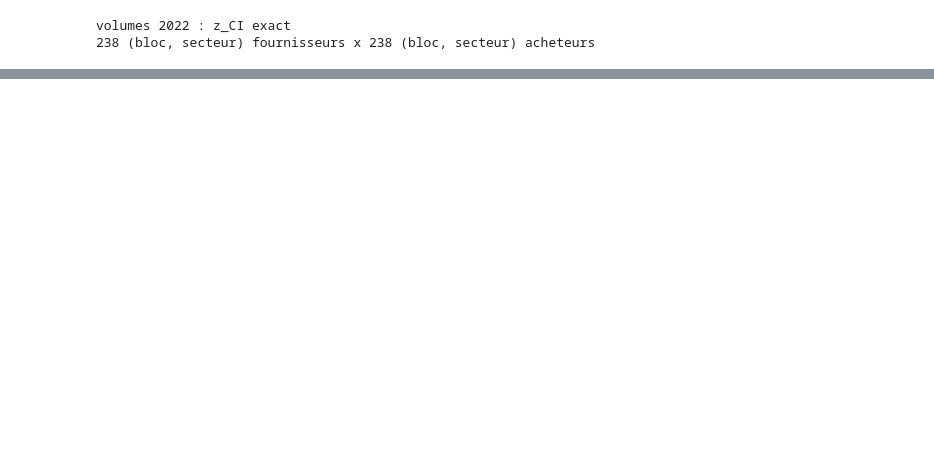
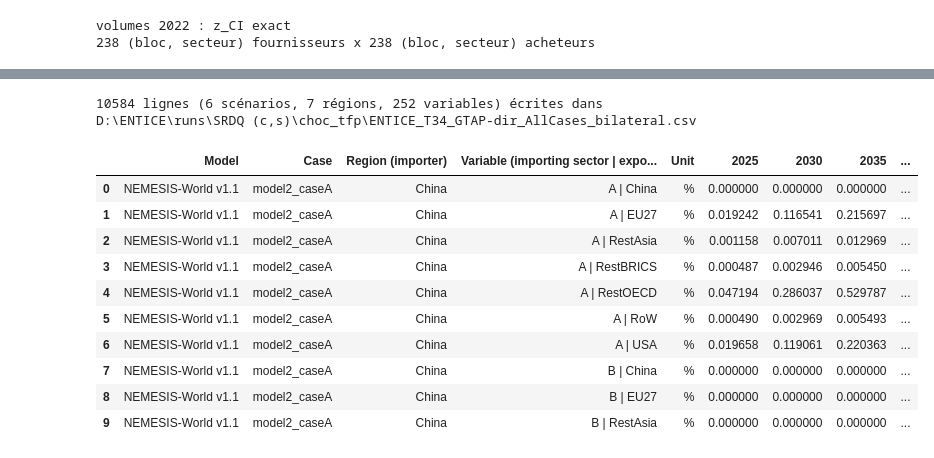
Before and after one commit to CristCarp/ENTICE_estimation, a Jupyter notebook: choc_tfp/choc_horizon.ipynb, the cells around one changed output, grey strips where cells are left out. Drawn from its saved outputs; the diff is of its cells as text; code cells hidden in the pictures; blank space fills up the shorter version.

```diff
--- a/choc_tfp/choc_horizon.ipynb
+++ b/choc_tfp/choc_horizon.ipynb
@@ -273,0 +252,17 @@ modèle (4) : tableau de 490 lignes écrit dans D:\ENTICE\rendu_fin_stage\runs\S
+# %%
+# Table of the displayed years: one row per (scenario, sector, bloc, origin bloc), one column per year. Change in unit cost of the sector of the bloc
+# due to what it buys from the origin bloc, relative to the baseline (the base year does not move: 0)
+tables = {}
+for model in MODEL_BLOCKS:
+    if "dlnCost" not in results[model].columns:
+        continue
+    wide = results[model].pivot_table(index=["scenario", "sector", "bloc", "origin"], columns="year", values="dlnCost").reindex(columns=DISPLAY_YEARS)
+    wide.insert(0, YEAR, 0.0)
+    wide = (np.exp(wide) - 1) * 100
+    wide.columns.name = None
+    tables[model] = wide.round(4).reset_index()
+    path = out / f"variation_cout_bilateral_{BASE}_{CONTENT}_modele{model}_base{YEAR}.csv"
+    tables[model].to_csv(path, index=False)
+    print(f"modèle ({model}) : tableau de {len(tables[model])} lignes écrit dans {path}")
+
+tables[2]
@@ -273,0 +286,48 @@ modèle (4) : tableau de 490 lignes écrit dans D:\ENTICE\rendu_fin_stage\runs\S
+# %%
+# Final file in IAMC format (same layout as the results of the other models): one row per (Scenario, Region, Variable), one column per year.
+# Region = bloc of countries (USA, EU27, China, ...) whose sector's unit cost changes; Variable = "<sector> - <bloc that supplies the inputs>".
+# The sum over the origin blocs of one (Region, sector) is the total change of cost of this sector (the own bloc carries the domestic substitution
+# of scenario B).
+from datetime import date
+
+IAMC_UNIT = "%"
+
+
+def to_iamc(results, years=DISPLAY_YEARS):
+    frames = []
+    for model, res in results.items():
+        if "dlnCost" not in res.columns:                       # no beta file for this model: no cost change to export
+            print(f"modèle ({model}) : pas de dlnCost (fichier beta absent), ignoré")
+            continue
+        long = res.loc[res["year"].isin(years), ["scenario", "bloc", "sector", "origin", "year", "dlnCost"]].dropna(subset=["dlnCost"]).copy()
+        long["value"] = (np.exp(long["dlnCost"]) - 1) * 100
+        long["Case"] = [IAMC_SCENARIO.format(model=model, scenario=s) for s in long["scenario"]]
+        long["Region (importer)"] = long["bloc"]
+        long["Variable (importing sector | exporting region)"] = [IAMC_VARIABLE.format(sector=s, origin=o) for s, o in zip(long["sector"], long["origin"])]
+        frames.append(long[["Case", "Region (importer)", "Variable (importing sector | exporting region)", "year", "value"]])
+    long = pd.concat(frames, ignore_index=True)
+    wide = long.pivot(index=["Case", "Region (importer)", "Variable (importing sector | exporting region)"], columns="year", values="value").reset_index()
+    wide.columns.name = None
+    wide.insert(0, "Model", IAMC_MODEL)
+    wide.insert(4, "Unit", IAMC_UNIT)
+    return wide
+
+
+iamc = to_iamc(results)
+stem = f"ENTICE_T34_{BASE}-{CONTENT}_AllCases_bilateral"
+iamc.to_csv(out / f"{stem}.csv", index=False, encoding="utf-8-sig", **IAMC_CSV)
+print(f"{len(iamc)} lignes ({iamc['Case'].nunique()} scénarios, {iamc['Region (importer)'].nunique()} régions, {iamc['Variable (importing sector | exporting region)'].nunique()} variables) écrites dans {out / stem}.csv")
+iamc.head(10)
+# %% [output]
+10584 lignes (6 scénarios, 7 régions, 252 variables) écrites dans D:\ENTICE\runs\SRDQ (c,s)\choc_tfp\ENTICE_T34_GTAP-dir_AllCases_bilateral.csv
+|  | Model | Case | Region (importer) | Variable (importing sector | expo... | Unit | 2025 | 2030 | 2035 | ... |
+| 0 | NEMESIS-World v1.1 | model2_caseA | China | A | China | % | 0.000000 | 0.000000 | 0.000000 | ... |
+| 1 | NEMESIS-World v1.1 | model2_caseA | China | A | EU27 | % | 0.019242 | 0.116541 | 0.215697 | ... |
+| 2 | NEMESIS-World v1.1 | model2_caseA | China | A | RestAsia | % | 0.001158 | 0.007011 | 0.012969 | ... |
+| 3 | NEMESIS-World v1.1 | model2_caseA | China | A | RestBRICS | % | 0.000487 | 0.002946 | 0.005450 | ... |
+| 4 | NEMESIS-World v1.1 | model2_caseA | China | A | RestOECD | % | 0.047194 | 0.286037 | 0.529787 | ... |
+| 5 | NEMESIS-World v1.1 | model2_caseA | China | A | RoW | % | 0.000490 | 0.002969 | 0.005493 | ... |
+| 6 | NEMESIS-World v1.1 | model2_caseA | China | A | USA | % | 0.019658 | 0.119061 | 0.220363 | ... |
+| 7 | NEMESIS-World v1.1 | model2_caseA | China | B | China | % | 0.000000 | 0.000000 | 0.000000 | ... |
+| 8 | NEMESIS-World v1.1 | model2_caseA | China | B | EU27 | % | 0.000000 | 0.000000 | 0.000000 | ... |
+| 9 | NEMESIS-World v1.1 | model2_caseA | China | B | RestAsia | % | 0.000000 | 0.000000 | 0.000000 | ... |
```
Also changed, not shown: parts of 7 cells of this notebook, 13 other files.
